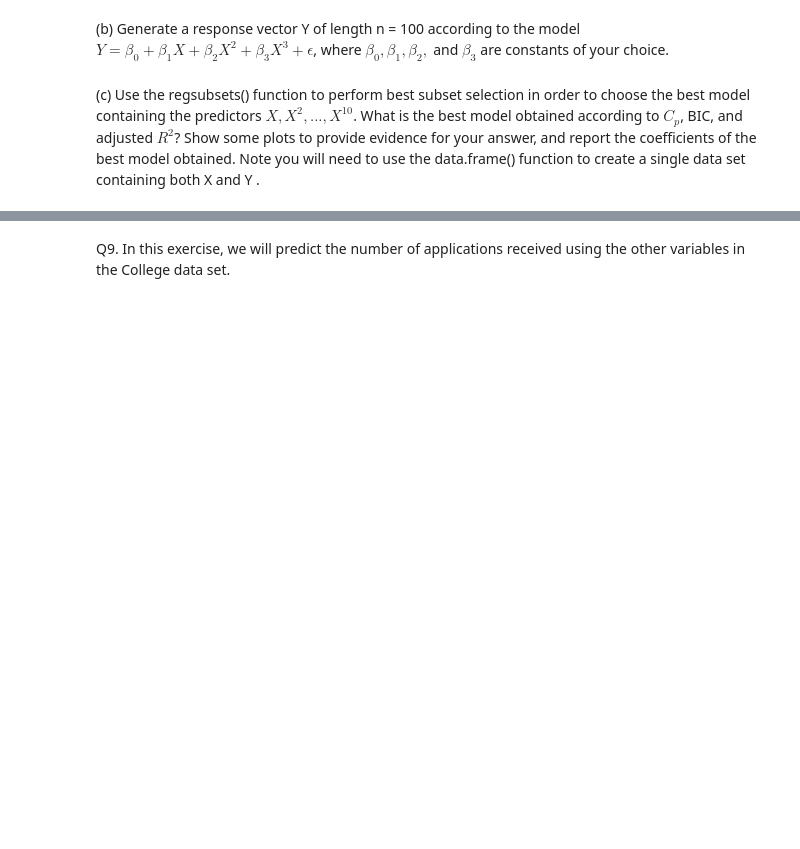
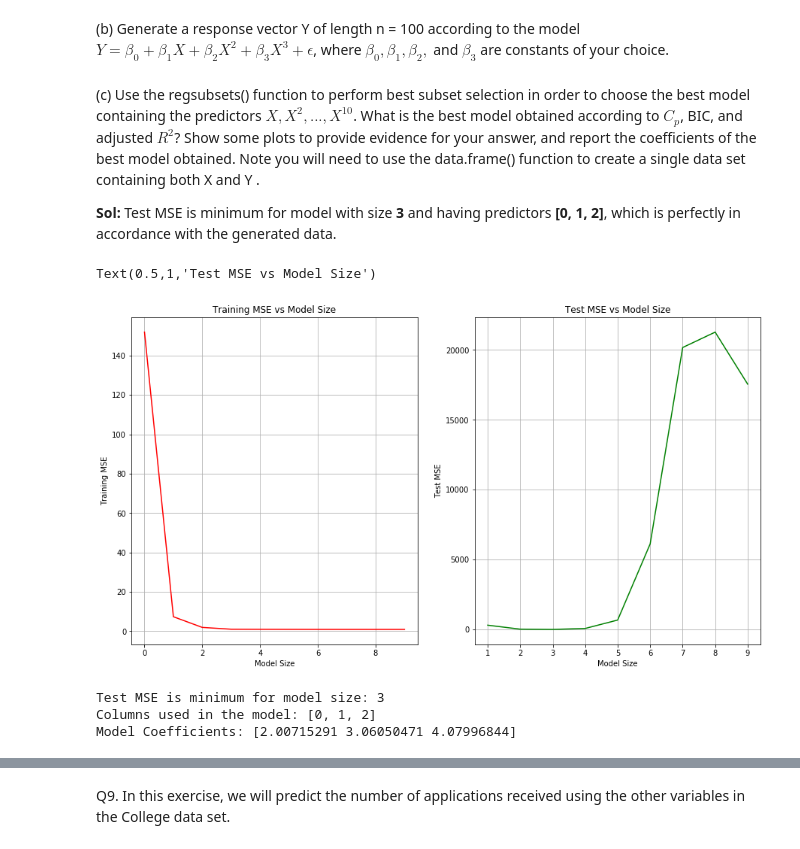
Before and after one commit to amitrajan012/Introduction-to-Statistical-Learning, a Jupyter notebook: Linear Model Selection and Regularization.ipynb, the cells around one changed output, grey strips where cells are left out. Cells and saved outputs as stored; diff of their text form; code cells hidden in the pictures; blank space fills up the shorter version.

```diff
--- a/Linear Model Selection and Regularization.ipynb
+++ b/Linear Model Selection and Regularization.ipynb
@@ -514,6 +515,8 @@ beta1 = 2
 beta2 = 3
 beta3 = 4
 
-Y = beta0 + beta1*X + beta2*(X**2) + beta3*(X**3) + e
+y = beta0 + beta1*X + beta2*(X**2) + beta3*(X**3) + e
 # %% [markdown]
 (c) Use the regsubsets() function to perform best subset selection in order to choose the best model containing the predictors $X,X^2, . . ., X^{10}$. What is the best model obtained according to $C_p$, BIC, and adjusted $R^2$? Show some plots to provide evidence for your answer, and report the coefficients of the best model obtained. Note you will need to use the data.frame() function to create a single data set containing both X and Y .
+
+<b>Sol:</b> Test MSE is minimum for model with size <b>3</b> and having predictors <b>[0, 1, 2]</b>, which is perfectly in accordance with the generated data.
@@ -519,0 +555,53 @@ Y = beta0 + beta1*X + beta2*(X**2) + beta3*(X**3) + e
+# %%
+from sklearn.model_selection import train_test_split
+
+X_ = np.vstack((X, X**2, X**3, X**4, X**5, X**6, X**7, X**8, X**9, X**10)).T
+X_train, X_test, y_train, y_test = train_test_split(X_, y, test_size=0.1)
+
+t = subset_selection(X_train, y_train)
+models = t[0]
+train_MSE = t[1]
+
+fig = plt.figure(figsize=(15, 8))
+
+lists = sorted(train_MSE.items()) # sorted by key, return a list of tuples
+x, y = zip(*lists) # unpack a list of pairs into two tuples
+ax = fig.add_subplot(121)
+plt.plot(x, y, color='r')
+plt.grid()
+ax.set_xlabel('Model Size')
+ax.set_ylabel('Training MSE')
+ax.set_title('Training MSE vs Model Size')
+
+test_MSE = {}
+for size, cols in models.items():
+    if size == 0:
+        test_MSE[size] = np.sum((y_test - cols)**2) / len(y_test)
+    else:
+        model = LinearRegression()
+        model.fit(X_train[:, cols], y_train)
+        y_pred = model.predict(X_test[:, cols])
+        test_MSE[size] = mean_squared_error(y_pred, y_test)
+
+lists = sorted(test_MSE.items()) # sorted by key, return a list of tuples
+x, y = zip(*lists) # unpack a list of pairs into two tuples
+ax = fig.add_subplot(122)
+plt.plot(x, y, color='g')
+plt.grid()
+ax.set_xlabel('Model Size')
+ax.set_ylabel('Test MSE')
+ax.set_title('Test MSE vs Model Size')
+# %% [output]
+Text(0.5,1,'Test MSE vs Model Size')
+[figure, added]
+# %%
+print("Test MSE is minimum for model size: " +str(min(test_MSE, key=test_MSE.get)))
+cols = models.get(min(test_MSE, key=test_MSE.get))
+print("Columns used in the model: " +str(cols))
+model = LinearRegression()
+model.fit(X_train[:, cols], y_train)
+print("Model Coefficients: " +str(model.coef_))
+# %% [output]
+Test MSE is minimum for model size: 3
+Columns used in the model: [0, 1, 2]
+Model Coefficients: [2.00715291 3.06050471 4.07996844]
```
Also changed, not shown: parts of 23 cells of this notebook.
